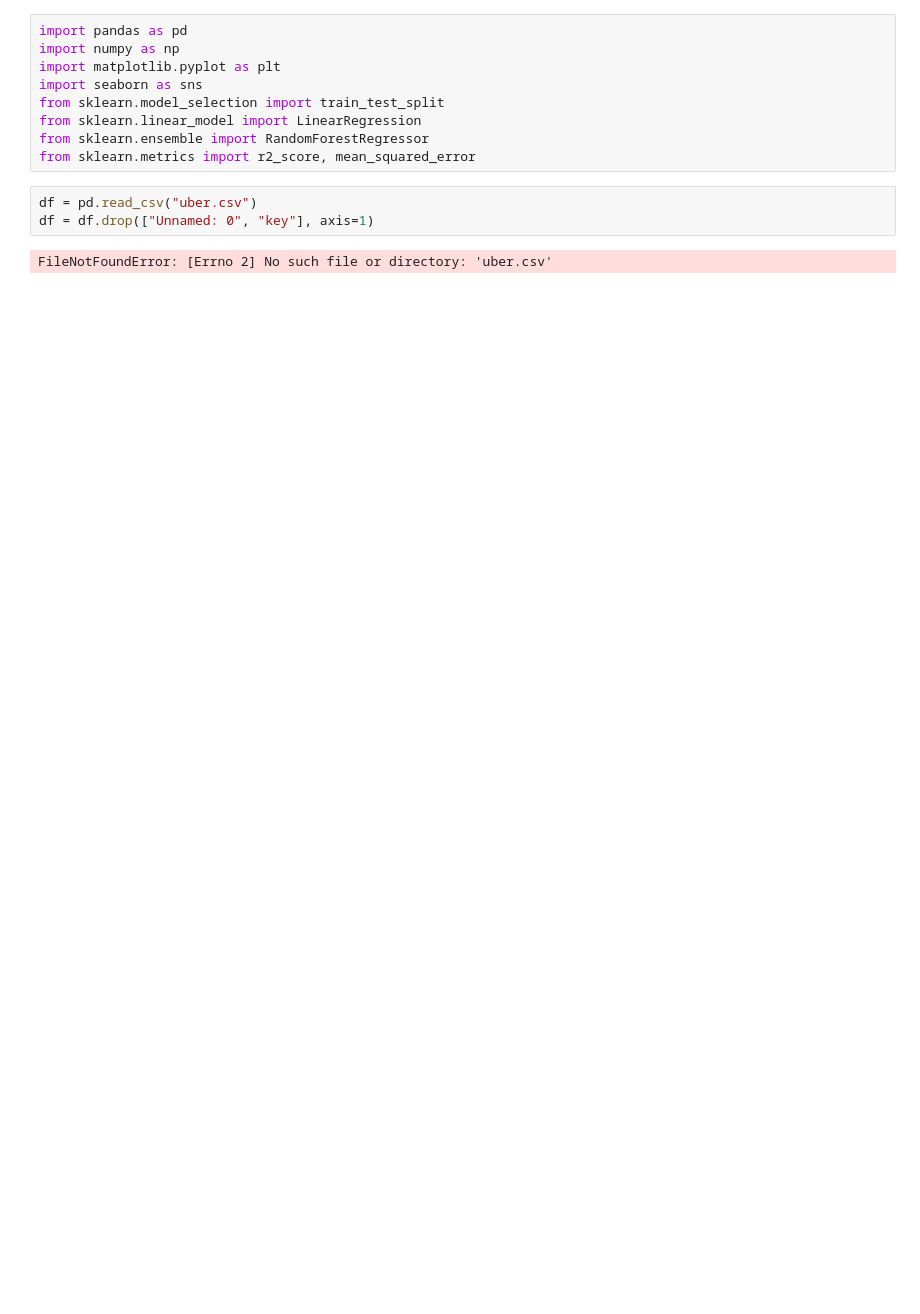
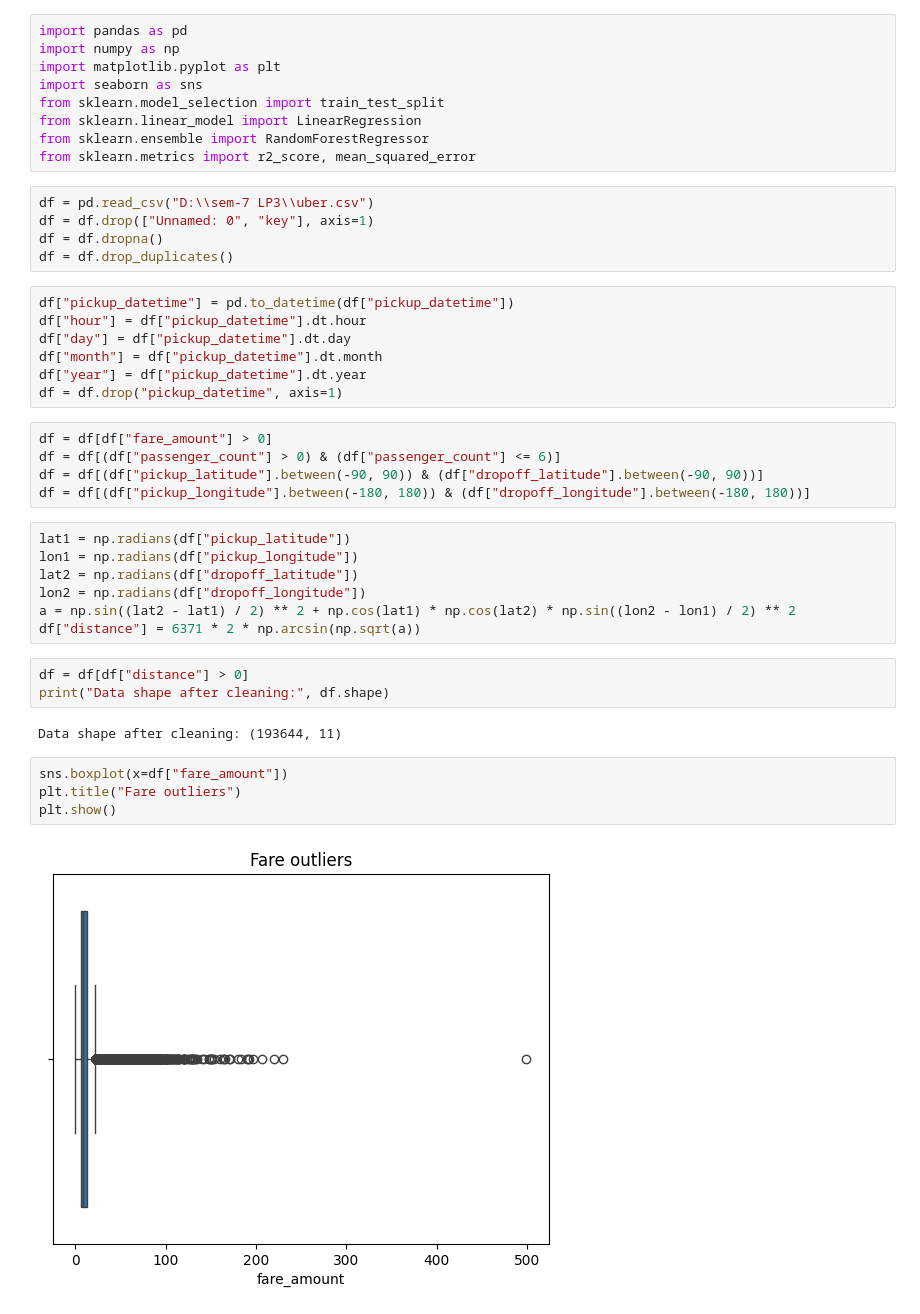
Before and after one commit to misssswa1123/lp3, a Jupyter notebook: uber_ml1.ipynb, the cells around one changed output. Saved outputs shown, nothing was run; the diff lists cells and outputs as text; blank space fills up the shorter version.

Commit message:
LP3 uber_program

```diff
--- a/uber_ml1.ipynb
+++ b/uber_ml1.ipynb
@@ -8,7 +8,37 @@ from sklearn.linear_model import LinearRegression
 from sklearn.ensemble import RandomForestRegressor
 from sklearn.metrics import r2_score, mean_squared_error
 # %%
-df = pd.read_csv("uber.csv")
+df = pd.read_csv("D:\\sem-7 LP3\\uber.csv")
 df = df.drop(["Unnamed: 0", "key"], axis=1)
+df = df.dropna()
+df = df.drop_duplicates()
-# %% [output]
-FileNotFoundError: [Errno 2] No such file or directory: 'uber.csv'
+# %%
+df["pickup_datetime"] = pd.to_datetime(df["pickup_datetime"])
+df["hour"] = df["pickup_datetime"].dt.hour
+df["day"] = df["pickup_datetime"].dt.day
+df["month"] = df["pickup_datetime"].dt.month
+df["year"] = df["pickup_datetime"].dt.year
+df = df.drop("pickup_datetime", axis=1)
+# %%
+df = df[df["fare_amount"] > 0]
+df = df[(df["passenger_count"] > 0) & (df["passenger_count"] <= 6)]
+df = df[(df["pickup_latitude"].between(-90, 90)) & (df["dropoff_latitude"].between(-90, 90))]
+df = df[(df["pickup_longitude"].between(-180, 180)) & (df["dropoff_longitude"].between(-180, 180))]
+# %%
+lat1 = np.radians(df["pickup_latitude"])
+lon1 = np.radians(df["pickup_longitude"])
+lat2 = np.radians(df["dropoff_latitude"])
+lon2 = np.radians(df["dropoff_longitude"])
+a = np.sin((lat2 - lat1) / 2) ** 2 + np.cos(lat1) * np.cos(lat2) * np.sin((lon2 - lon1) / 2) ** 2
+df["distance"] = 6371 * 2 * np.arcsin(np.sqrt(a))
+# %%
+df = df[df["distance"] > 0]
+print("Data shape after cleaning:", df.shape)
+# %% [output]
+Data shape after cleaning: (193644, 11)
+# %%
+sns.boxplot(x=df["fare_amount"])
+plt.title("Fare outliers")
+plt.show()
+# %% [output]
+[figure, added]
```
Also changed, not shown: parts of 4 cells of this notebook.
